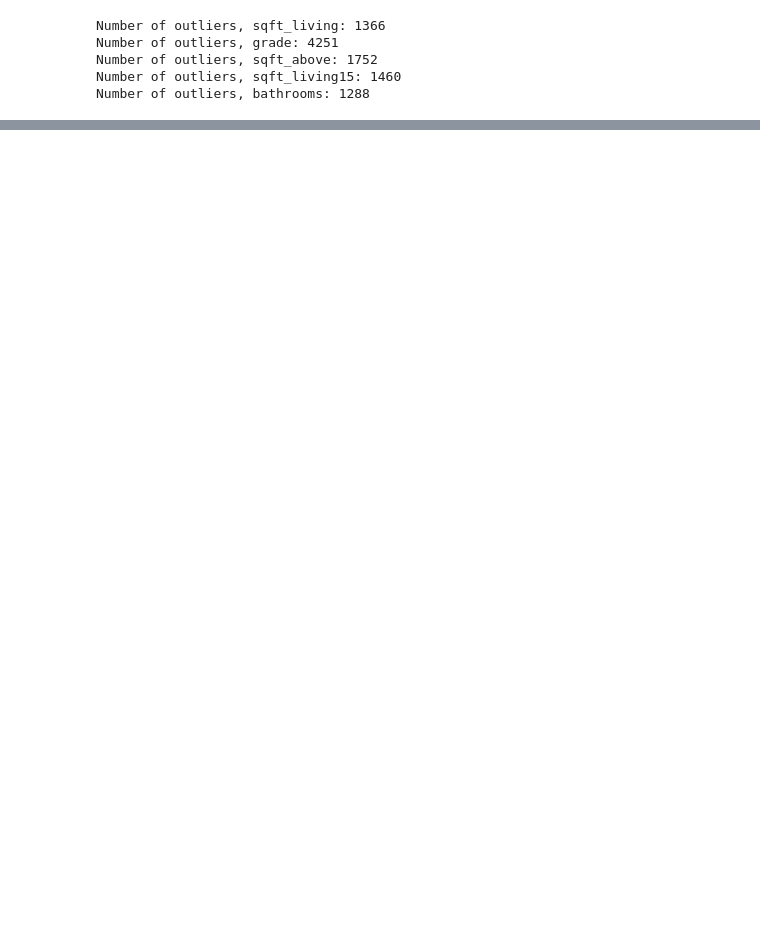
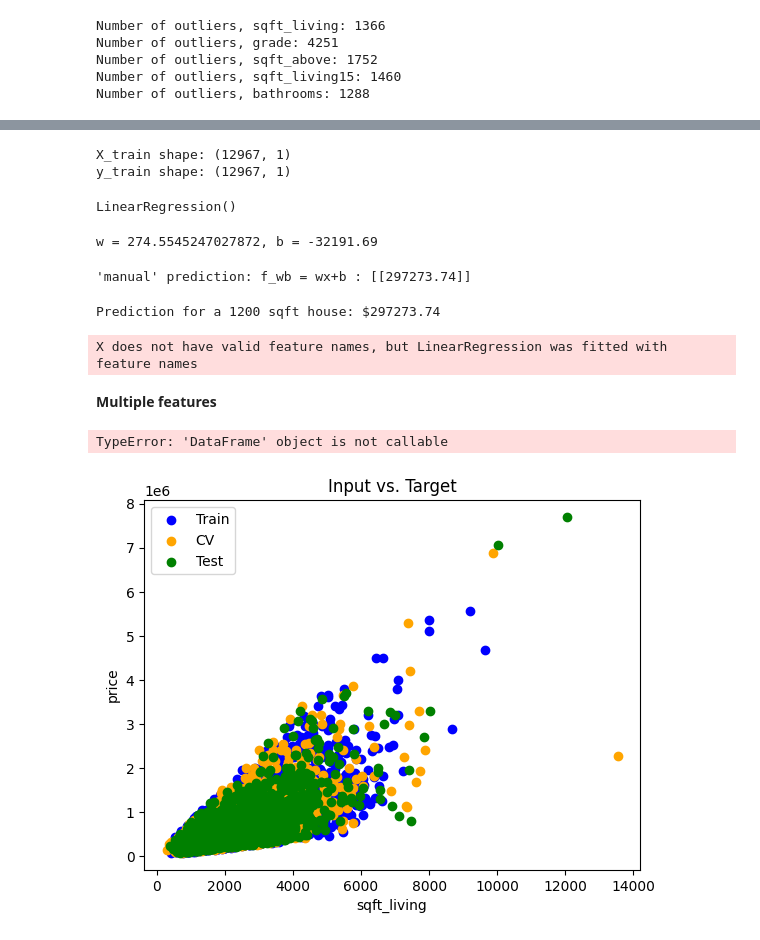
Before and after one commit to InsightQod/Housing, a Jupyter notebook: cap_house_ml.ipynb, the cells around one changed output, grey strips where cells are left out. Saved outputs shown, nothing was run; the diff lists cells and outputs as text; code cells hidden in the pictures; blank space fills up the shorter version.

```diff
--- a/cap_house_ml.ipynb
+++ b/cap_house_ml.ipynb
@@ -159,0 +253,80 @@ Number of outliers, bathrooms: 1288
+# %%
+print("X_train shape:", x_train.shape)
+print("y_train shape:", y_train.shape)
+# %% [output]
+X_train shape: (12967, 1)
+y_train shape: (12967, 1)
+# %%
+linear_model = LinearRegression()
+
+# Fit the linear model
+linear_model.fit(x_train, y_train)
+# %% [output]
+LinearRegression()
+# %%
+# b = linear_model.intercept_
+# w = linear_model.coef_
+# print(f"w = {w:}, b = {b:0.2f}")
+b = linear_model.intercept_
+w = linear_model.coef_
+
+# Print coefficients and intercept
+print(f"w = {w[0, 0]}, b = {b[0]:.2f}")
+# %% [output]
+w = 274.5545247027872, b = -32191.69
+# %%
+print(f"'manual' prediction: f_wb = wx+b : {1200*w + b}")
+# %% [output]
+'manual' prediction: f_wb = wx+b : [[297273.74]]
+# %%
+def predict_house_price(sqft_living, model):
+    # Preprocess the input if needed (scaling, formatting, etc.)
+    # Here, assuming sqft_living is the only feature and it needs no further preprocessing
+
+    # Make the prediction
+    input_data = np.array([[sqft_living]])
+    prediction = model.predict(input_data)
+
+    # Return the prediction
+    return prediction[0]
+
+# Example usage:
+sqft_input = 1200
+predicted_price = predict_house_price(sqft_input, linear_model)
+
+print(f"Prediction for a {sqft_input} sqft house: ${predicted_price[0]:0.2f}")
+# %% [output]
+Prediction for a 1200 sqft house: $297273.74
+X does not have valid feature names, but LinearRegression was fitted with feature names
+# %% [markdown]
+**Multiple features**
+# %%
+# load the dataset
+X_train, y_train = house()
+X_features = ['sqft_living', 'grade', 'sqft_above', 'sqft_living15', 'bathrooms']
+# %% [output]
+TypeError: 'DataFrame' object is not callable
+# %%
+# Create a scatter plot for the entire dataset with different colors for each set.
+plt.scatter(x=x_train, y=y_train, label='Train', color='blue')
+plt.scatter(x=x_cv, y=y_cv, label='CV', color='orange')
+plt.scatter(x=x_test, y=y_test, label='Test', color='green')
+
+plt.title("Input vs. Target")
+plt.xlabel("sqft_living")
+plt.ylabel("price")
+plt.legend()
+plt.show()
+
+# # Create a scatter plot for the entire dataset with different colors for each set.
+# plt.scatter(x=x_train.flatten(), y=y_train.flatten(), label='Train', color='blue')
+# plt.scatter(x=x_cv.flatten(), y=y_cv.flatten(), label='CV', color='orange')
+# plt.scatter(x=x_test.flatten(), y=y_test.flatten(), label='Test', color='green')
+
+# plt.title("Input vs. Target")
+# plt.xlabel("sqft_living")
+# plt.ylabel("price")
+# plt.legend()
+# plt.show()
+# %% [output]
+[figure, added]
```
Also changed, not shown: parts of 38 cells of this notebook, 1 other file.
